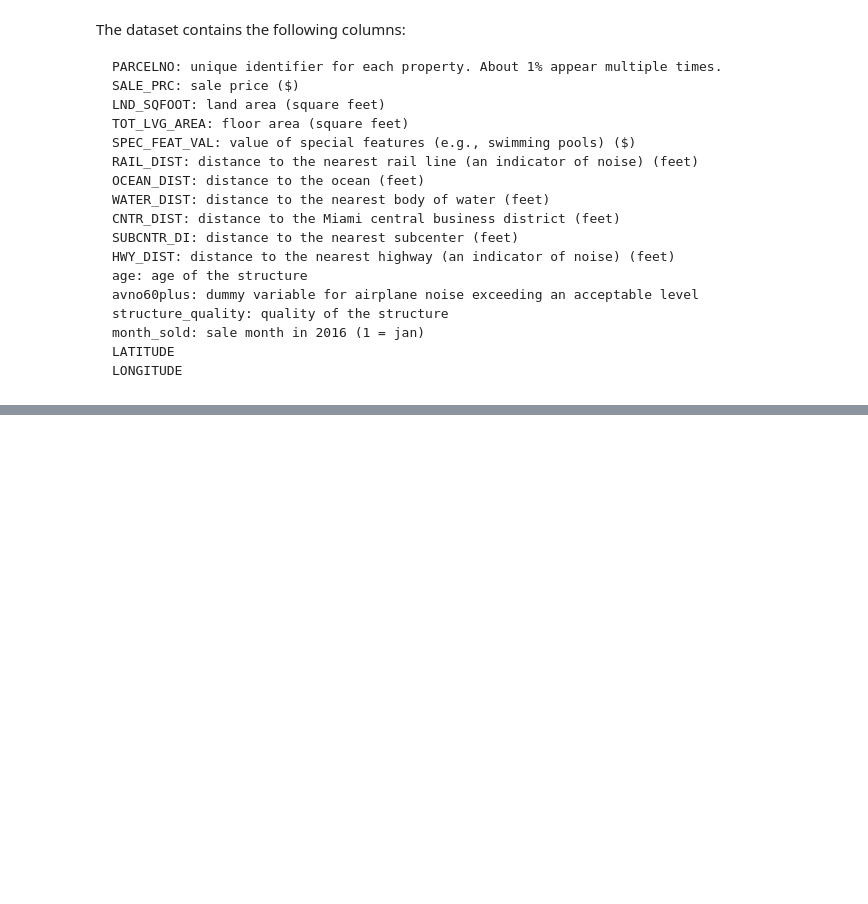
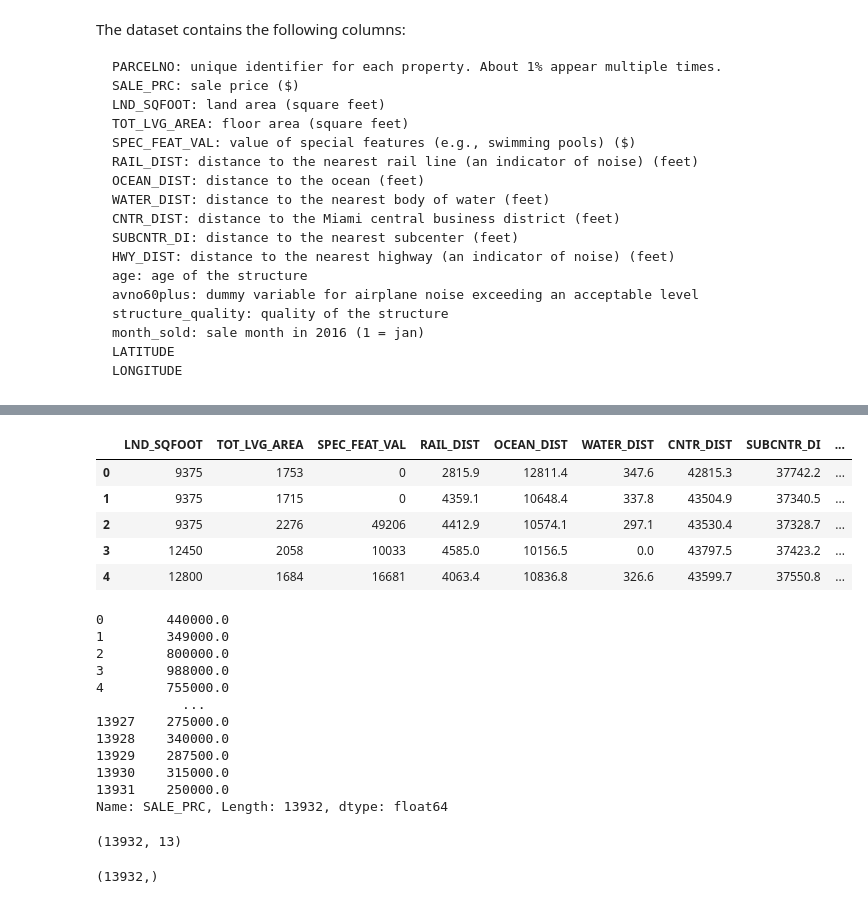
Before and after one commit to baderale/Miami-Housing, a Jupyter notebook: Miami Housing Prices.ipynb, the cells around one changed output, grey strips where cells are left out. Saved outputs shown, nothing was run; the diff lists cells and outputs as text; code cells hidden in the pictures; blank space fills up the shorter version.

```diff
--- a/Miami Housing Prices.ipynb
+++ b/Miami Housing Prices.ipynb
@@ -7,7 +7,6 @@ import matplotlib.pyplot as plt
 from IPython.core.interactiveshell import InteractiveShell # Importing so we can run multiple lines in one cell
 InteractiveShell.ast_node_interactivity = "all" # Code so multiple lines in one cell can be ran simultaenously
 pd.set_option('display.max_columns', None)
-pd.set_option('display.max_rows', None)
 import warnings
 warnings.filterwarnings('ignore')
 # %%
@@ -34,5 +33,7 @@ The dataset contains the following columns:
     month_sold: sale month in 2016 (1 = jan)
     LATITUDE
     LONGITUDE
+# %%
+df.drop(['PARCELNO', 'LONGITUDE', 'LATITUDE'], axis=1, inplace=True)
 # %%
 df.head()
@@ -58,10 +68,36 @@ plt.show();
 # Splittin the data into features and target variables
 X = df.drop('SALE_PRC', axis=1)
 y = df['SALE_PRC']
+# %%
+X.head()
+y
+# %% [output]
+|  | LND_SQFOOT | TOT_LVG_AREA | SPEC_FEAT_VAL | RAIL_DIST | OCEAN_DIST | WATER_DIST | CNTR_DIST | SUBCNTR_DI | ... |
+| 0 | 9375 | 1753 | 0 | 2815.9 | 12811.4 | 347.6 | 42815.3 | 37742.2 | ... |
+| 1 | 9375 | 1715 | 0 | 4359.1 | 10648.4 | 337.8 | 43504.9 | 37340.5 | ... |
+| 2 | 9375 | 2276 | 49206 | 4412.9 | 10574.1 | 297.1 | 43530.4 | 37328.7 | ... |
+| 3 | 12450 | 2058 | 10033 | 4585.0 | 10156.5 | 0.0 | 43797.5 | 37423.2 | ... |
+| 4 | 12800 | 1684 | 16681 | 4063.4 | 10836.8 | 326.6 | 43599.7 | 37550.8 | ... |
+0        440000.0
+1        349000.0
+2        800000.0
+3        988000.0
+4        755000.0
+           ...
+13927    275000.0
+13928    340000.0
+13929    287500.0
+13930    315000.0
+13931    250000.0
+Name: SALE_PRC, Length: 13932, dtype: float64
 # %%
 X.shape
+# %% [output]
+(13932, 13)
 # %%
 y.shape
+# %% [output]
+(13932,)
 # %%
 # Get all column names
 all_columns = df.columns.tolist()
```
Also changed, not shown: parts of 28 cells of this notebook.
